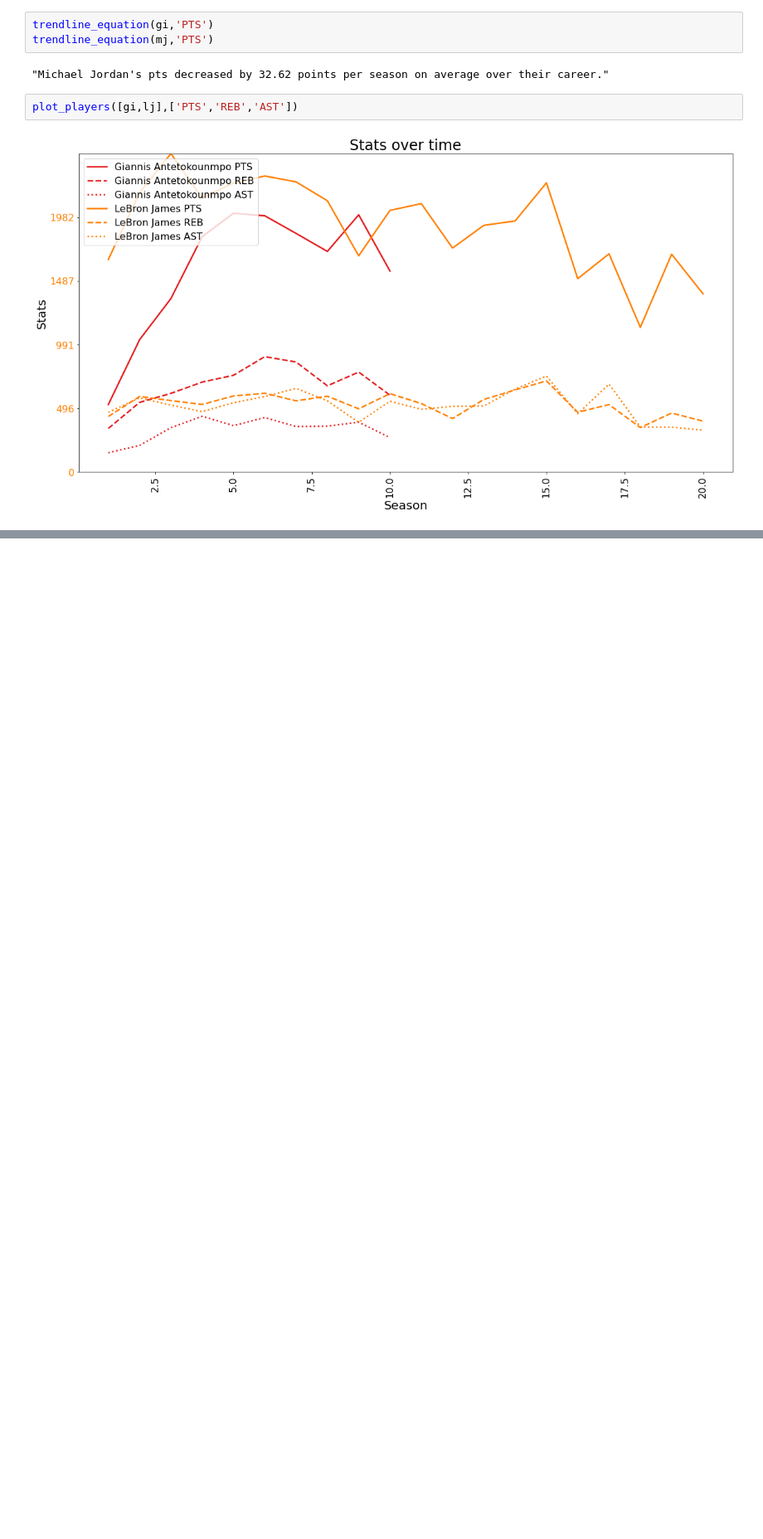
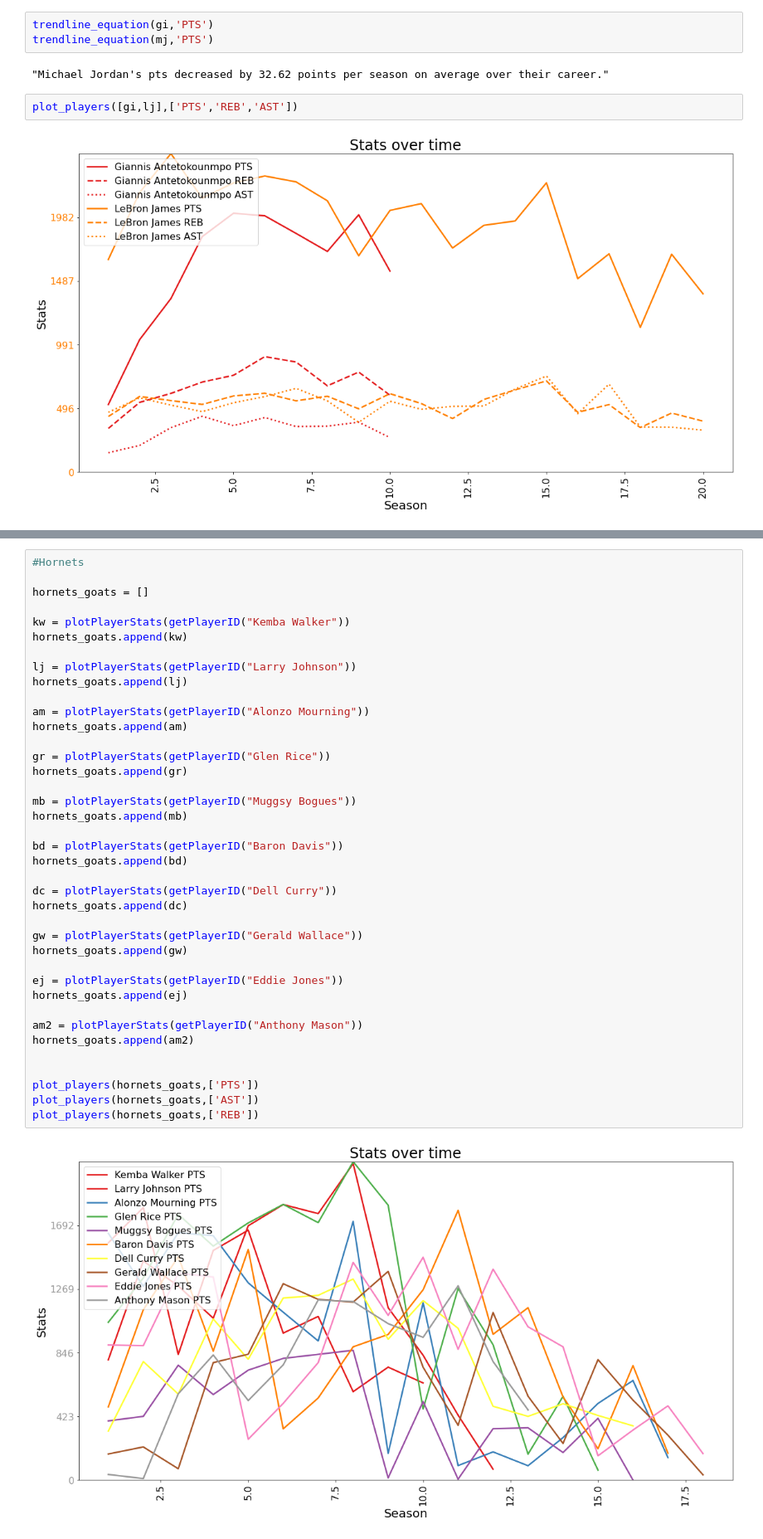
Before and after one commit to gporceng/NBA_Graphs, a Jupyter notebook: career_graphs.ipynb, the cells around one changed output, grey strips where cells are left out. Shown at 83% size. Cells and saved outputs as stored; diff of their text form; blank space fills up the shorter version.

```diff
--- a/career_graphs.ipynb
+++ b/career_graphs.ipynb
@@ -329,0 +366,41 @@ plot_players([gi,lj],['PTS','REB','AST'])
+# %%
+#Hornets
+
+hornets_goats = []
+
+kw = plotPlayerStats(getPlayerID("Kemba Walker"))
+hornets_goats.append(kw)
+
+lj = plotPlayerStats(getPlayerID("Larry Johnson"))
+hornets_goats.append(lj)
+
+am = plotPlayerStats(getPlayerID("Alonzo Mourning"))
+hornets_goats.append(am)
+
+gr = plotPlayerStats(getPlayerID("Glen Rice"))
+hornets_goats.append(gr)
+
+mb = plotPlayerStats(getPlayerID("Muggsy Bogues"))
+hornets_goats.append(mb)
+
+bd = plotPlayerStats(getPlayerID("Baron Davis"))
+hornets_goats.append(bd)
+
+dc = plotPlayerStats(getPlayerID("Dell Curry"))
+hornets_goats.append(dc)
+
+gw = plotPlayerStats(getPlayerID("Gerald Wallace"))
+hornets_goats.append(gw)
+
+ej = plotPlayerStats(getPlayerID("Eddie Jones"))
+hornets_goats.append(ej)
+
+am2 = plotPlayerStats(getPlayerID("Anthony Mason"))
+hornets_goats.append(am2)
+
+
+plot_players(hornets_goats,['PTS'])
+plot_players(hornets_goats,['AST'])
+plot_players(hornets_goats,['REB'])
+# %% [output]
+[figure, added]
```
Also changed, not shown: parts of 9 cells of this notebook.
